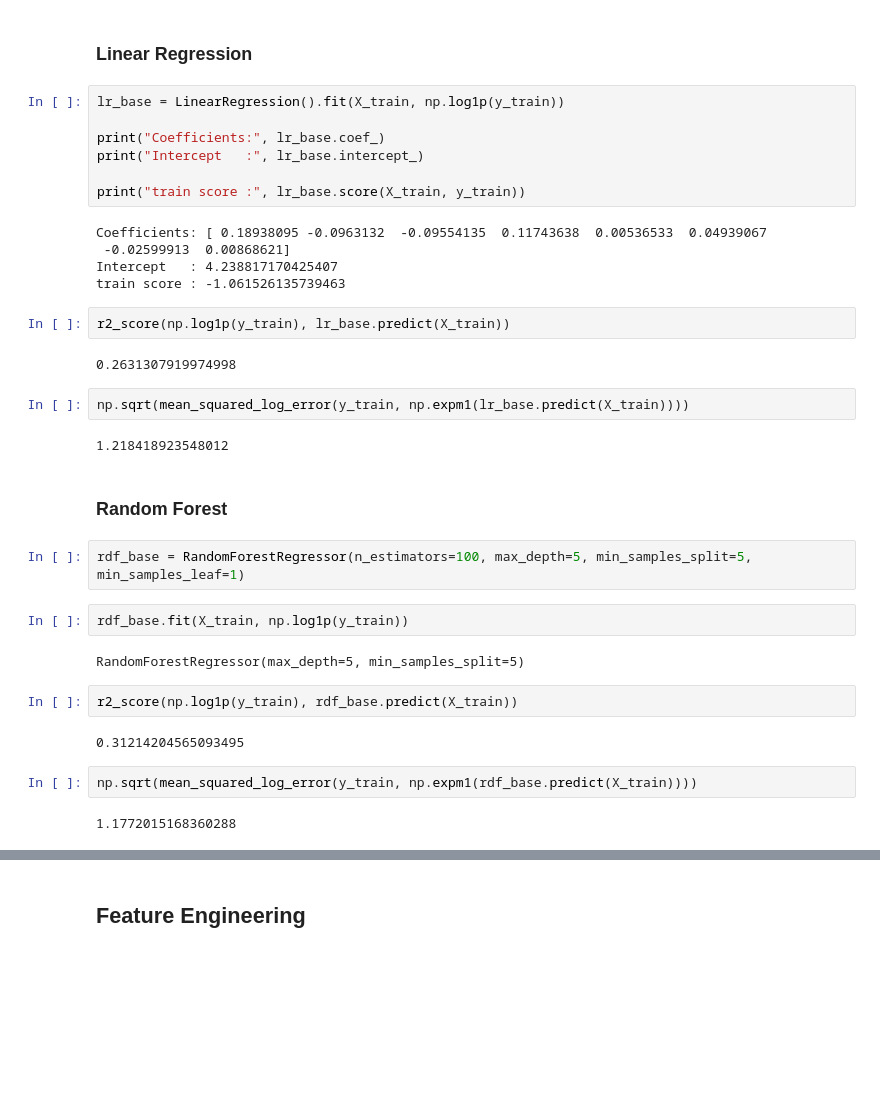
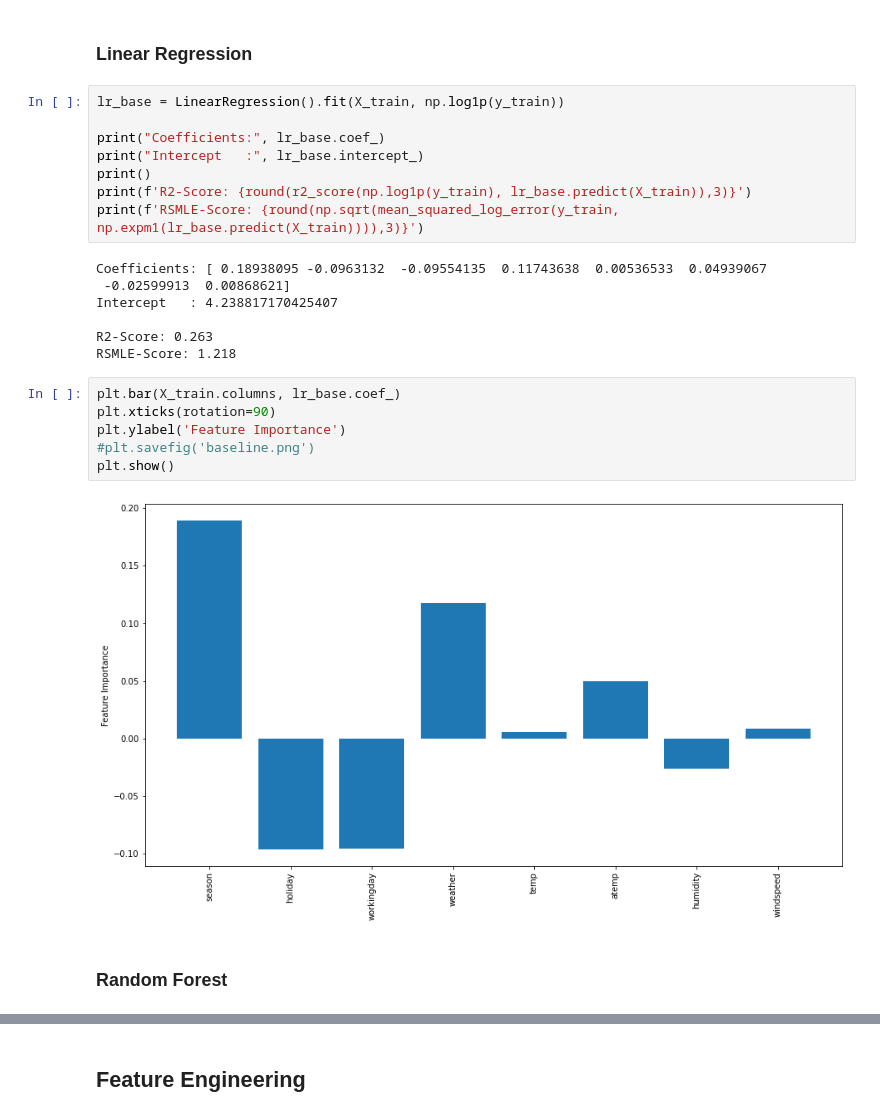
Before and after one commit to mfriebel/DS_projects, a Jupyter notebook: week03/projekt_wk03_MF.ipynb, the cells around one changed output, grey strips where cells are left out. Saved outputs shown, nothing was run; the diff lists cells and outputs as text; blank space fills up the shorter version.

```diff
--- a/week03/projekt_wk03_MF.ipynb
+++ b/week03/projekt_wk03_MF.ipynb
@@ -409,34 +96,23 @@ lr_base = LinearRegression().fit(X_train, np.log1p(y_train))
 
 print("Coefficients:", lr_base.coef_)
 print("Intercept   :", lr_base.intercept_)
-
-print("train score :", lr_base.score(X_train, y_train))
+print()
+print(f'R2-Score: {round(r2_score(np.log1p(y_train), lr_base.predict(X_train)),3)}')
+print(f'RSMLE-Score: {round(np.sqrt(mean_squared_log_error(y_train, np.expm1(lr_base.predict(X_train)))),3)}')
 # %% [output]
 Coefficients: [ 0.18938095 -0.0963132  -0.09554135  0.11743638  0.00536533  0.04939067
  -0.02599913  0.00868621]
 Intercept   : 4.238817170425407
-train score : -1.061526135739463
+
+R2-Score: 0.263
+RSMLE-Score: 1.218
-# %%
-r2_score(np.log1p(y_train), lr_base.predict(X_train))
-# %% [output]
-0.2631307919974998
-# %%
-np.sqrt(mean_squared_log_error(y_train, np.expm1(lr_base.predict(X_train))))
-# %% [output]
-1.218418923548012
+# %%
+plt.bar(X_train.columns, lr_base.coef_)
+plt.xticks(rotation=90)
+plt.ylabel('Feature Importance')
+#plt.savefig('baseline.png')
+plt.show()
+# %% [output]
+[figure, added]
 # %% [markdown]
 ### Random Forest
-# %%
-rdf_base = RandomForestRegressor(n_estimators=100, max_depth=5, min_samples_split=5, min_samples_leaf=1)
-# %%
-rdf_base.fit(X_train, np.log1p(y_train))
-# %% [output]
-RandomForestRegressor(max_depth=5, min_samples_split=5)
-# %%
-r2_score(np.log1p(y_train), rdf_base.predict(X_train))
-# %% [output]
-0.31214204565093495
-# %%
-np.sqrt(mean_squared_log_error(y_train, np.expm1(rdf_base.predict(X_train))))
-# %% [output]
-1.1772015168360288
```
Also changed, not shown: parts of 103 cells of this notebook.
